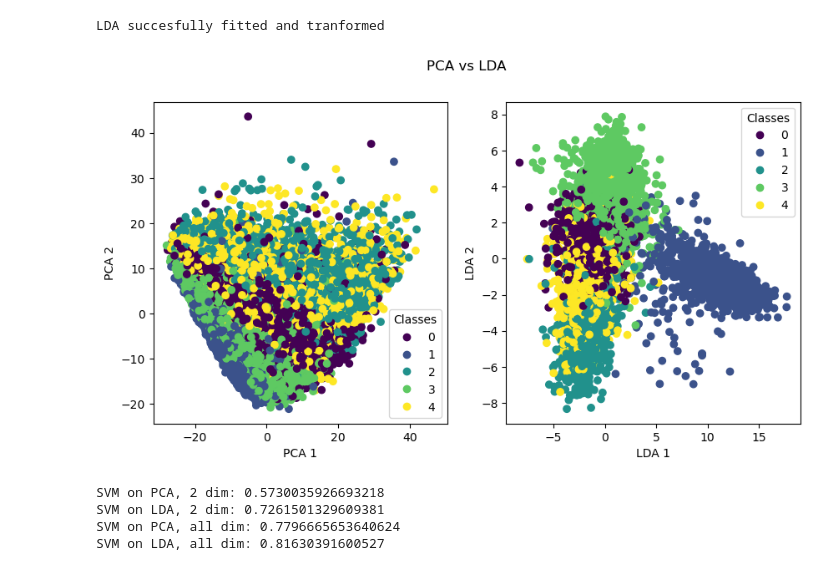
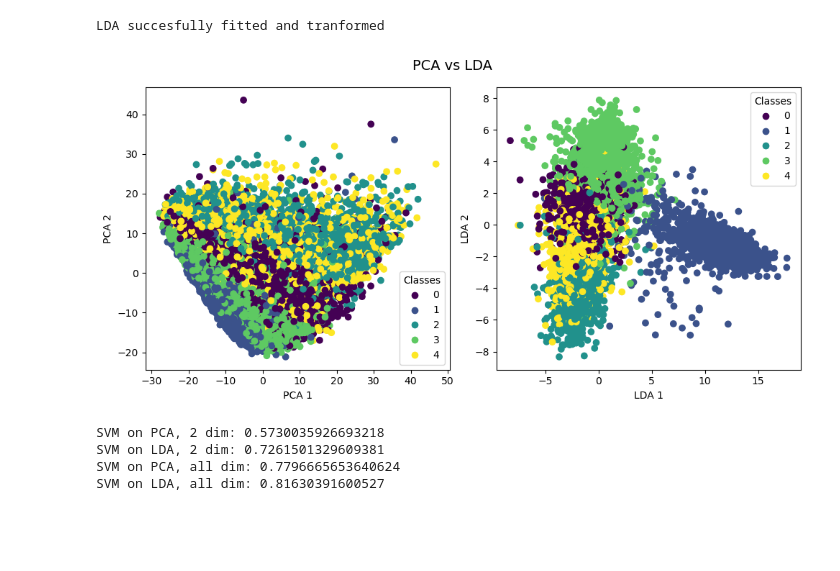
Before and after one commit to krusand/MLProject-FashionMNIST, a Jupyter notebook: 4. PCA vs LDA.ipynb, the cells around one changed output. Saved outputs shown, nothing was run; the diff lists cells and outputs as text; code cells hidden in the pictures; blank space fills up the shorter version.

```diff
--- a/4. PCA vs LDA.ipynb
+++ b/4. PCA vs LDA.ipynb
@@ -54,17 +54,18 @@ LDA succesfully fitted and tranformed
 # %%
 fig, ax = plt.subplots(ncols=2, figsize=(10,5))
 
 scatter1 = ax[0].scatter(PCA_X_train[:,0], PCA_X_train[:,1], c=y_train)
 scatter2 = ax[1].scatter(LDA_X_train[:,0], LDA_X_train[:,1], c=y_train)
 ax[0].legend(*scatter1.legend_elements(), title="Classes")
 ax[1].legend(*scatter2.legend_elements(), title='Classes')
 ax[0].set_xlabel("PCA 1")
 ax[0].set_ylabel("PCA 2")
 ax[1].set_xlabel("LDA 1")
 ax[1].set_ylabel("LDA 2")
-fig.suptitle("PCA vs LDA");
+fig.suptitle("PCA vs LDA", fontsize=14);
+fig.tight_layout()
 # %% [output]
-[figure, old version]
+[figure, new version]
 # %%
 svm_PCA1 = SVC(kernel='rbf', C=1, gamma=0.01)
 svm_PCA1.fit(PCA_X_train[:,:2], y_train)
```
Also changed, not shown: 1 other file.
